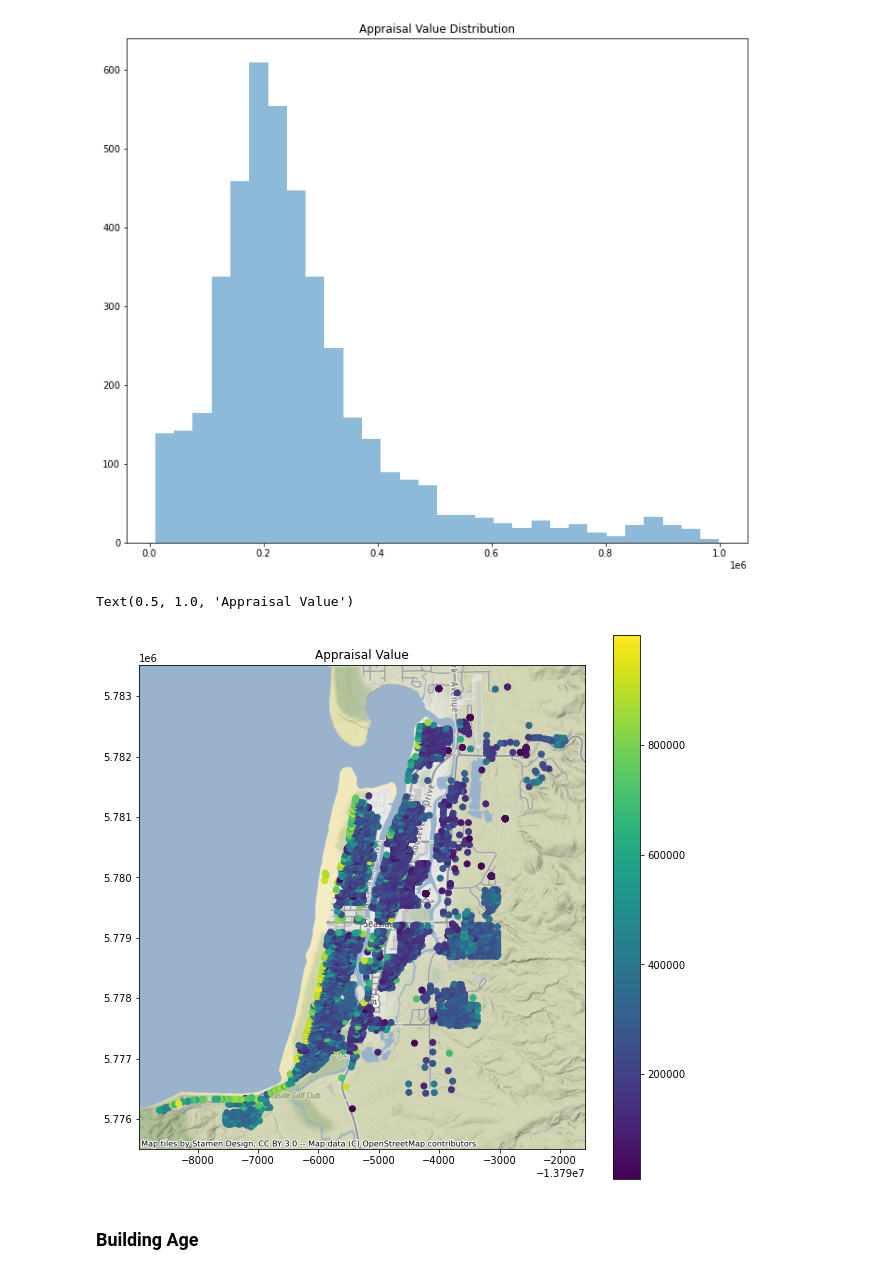
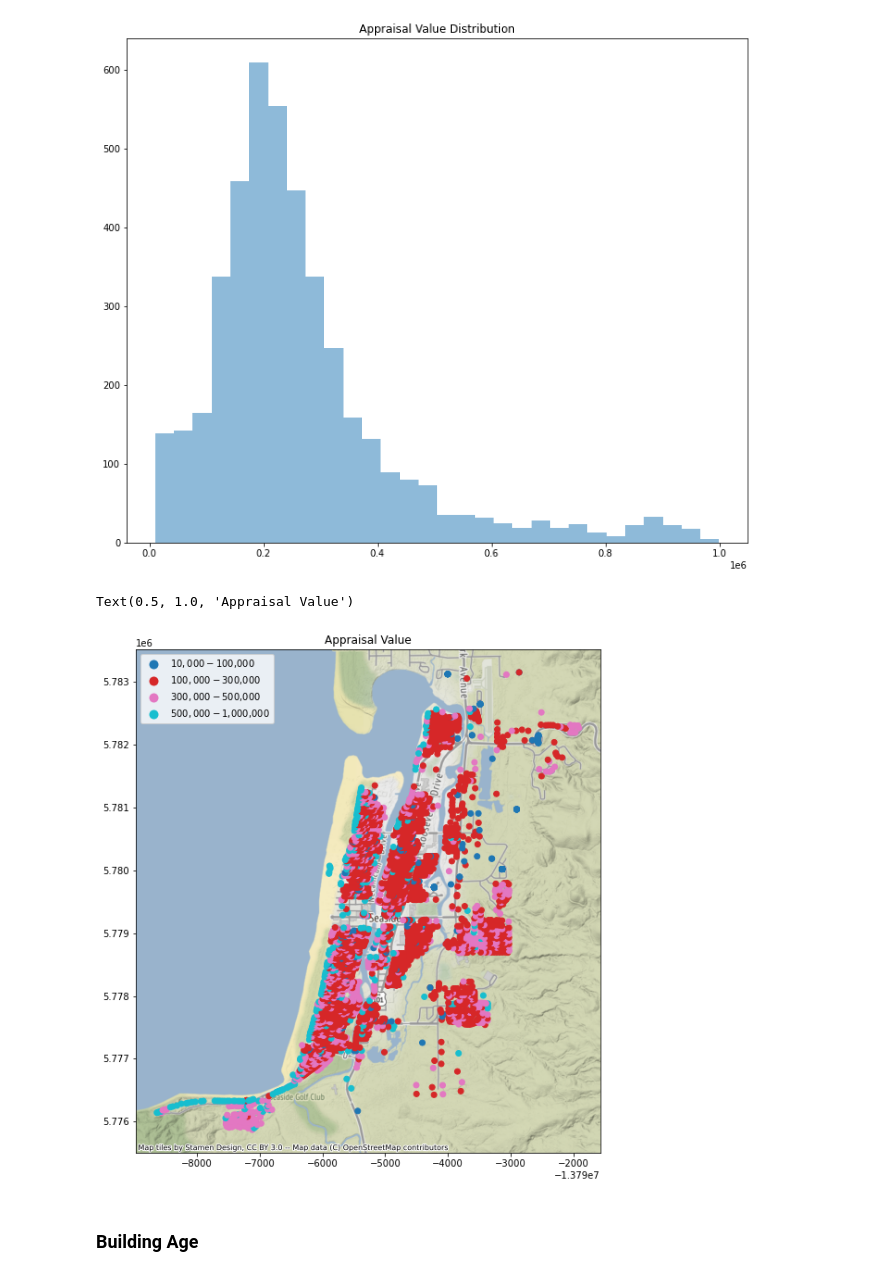
Before and after one commit to OU-CORE/InventoryAnalysis, a Jupyter notebook: Community_Analysis_Template.ipynb, the cells around one changed output. Cells and saved outputs as stored; diff of their text form; code cells hidden in the pictures.

```diff
--- a/Community_Analysis_Template.ipynb
+++ b/Community_Analysis_Template.ipynb
@@ -145,12 +147,22 @@ else:
     plt.title("Appraisal Value Distribution")
 # %% [output]
 [figure]
+# %%
+#Grouping population
+bldg_inv_gdf["new_appr"] = bldg_inv_gdf.appr_bldg.copy()
+bldg_inv_gdf.new_appr[bldg_inv_gdf.appr_bldg <10000] = "Below $10,000"
+bldg_inv_gdf.new_appr[(bldg_inv_gdf.appr_bldg > 10000) | (bldg_inv_gdf.appr_bldg < 100000)] = "$10,000 - $100,000"
+bldg_inv_gdf.new_appr[(bldg_inv_gdf.appr_bldg > 100000) & (bldg_inv_gdf.appr_bldg < 300000)] = "$100,000 - $300,000"
+bldg_inv_gdf.new_appr[(bldg_inv_gdf.appr_bldg > 300000) & (bldg_inv_gdf.appr_bldg < 500000)] = "$300,000 - $500,000"
+bldg_inv_gdf.new_appr[(bldg_inv_gdf.appr_bldg > 500000) & (bldg_inv_gdf.appr_bldg < 1000000)] = "$500,000 - $1,000,000"
+bldg_inv_gdf.new_appr[(bldg_inv_gdf.appr_bldg > 1000000) & (bldg_inv_gdf.appr_bldg < 5000000)] = "$1,000,000 - $5,000,000"
+bldg_inv_gdf.new_appr[bldg_inv_gdf.appr_bldg> 5000000] = "Above $5,00,000"
 # %%
-appr_bldg_map = viz.plot_gdf_map(bldg_inv_gdf,column='appr_bldg')
+appr_bldg_map = viz.plot_gdf_map(bldg_inv_gdf,column='new_appr')
 plt.title("Appraisal Value")
 # %% [output]
 Text(0.5, 1.0, 'Appraisal Value')
-[figure, old version]
+[figure, new version]
 # %% [markdown]
 ### Building Age
 # %%
```
Also changed, not shown: parts of 11 cells of this notebook.
